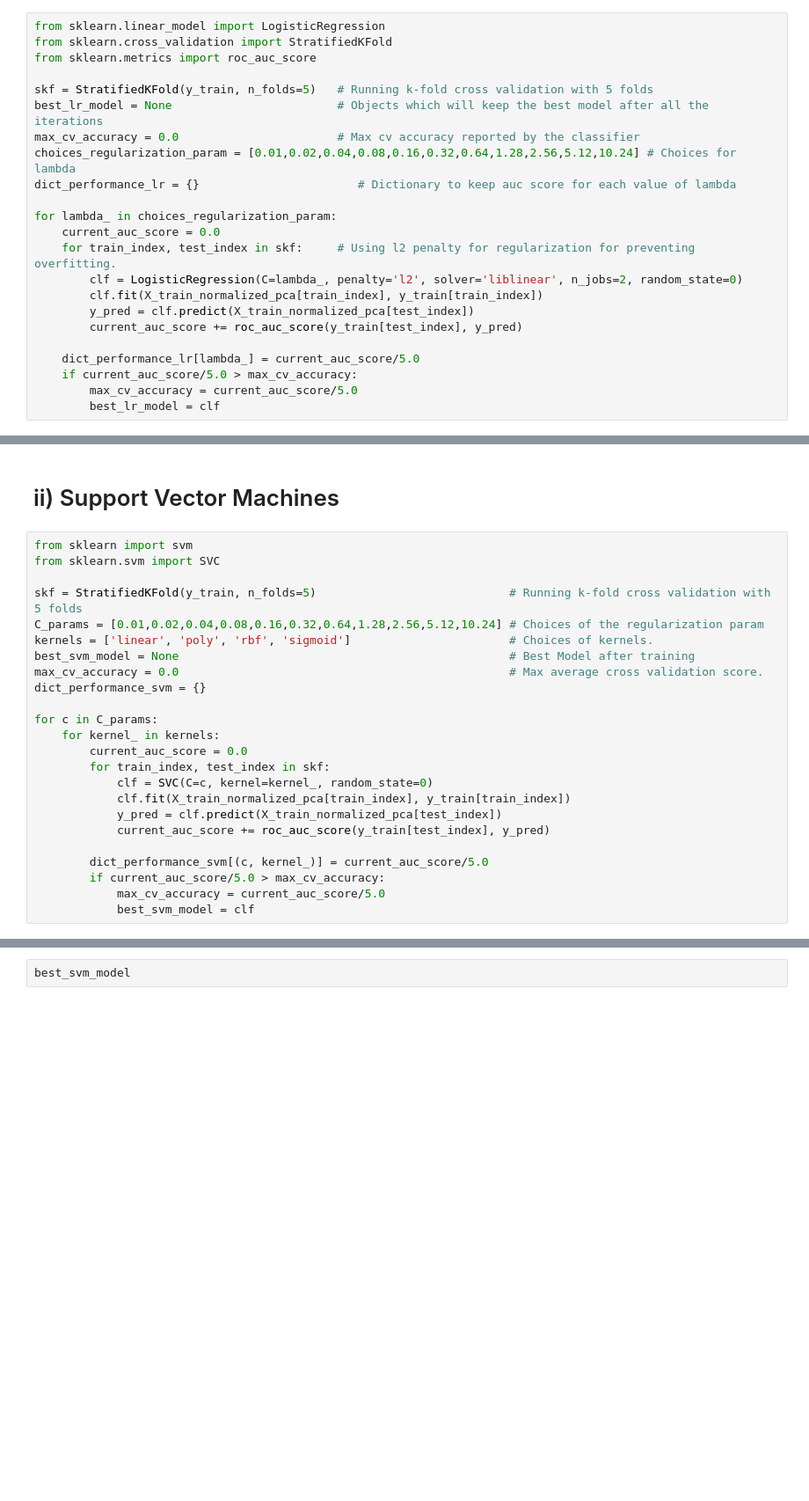
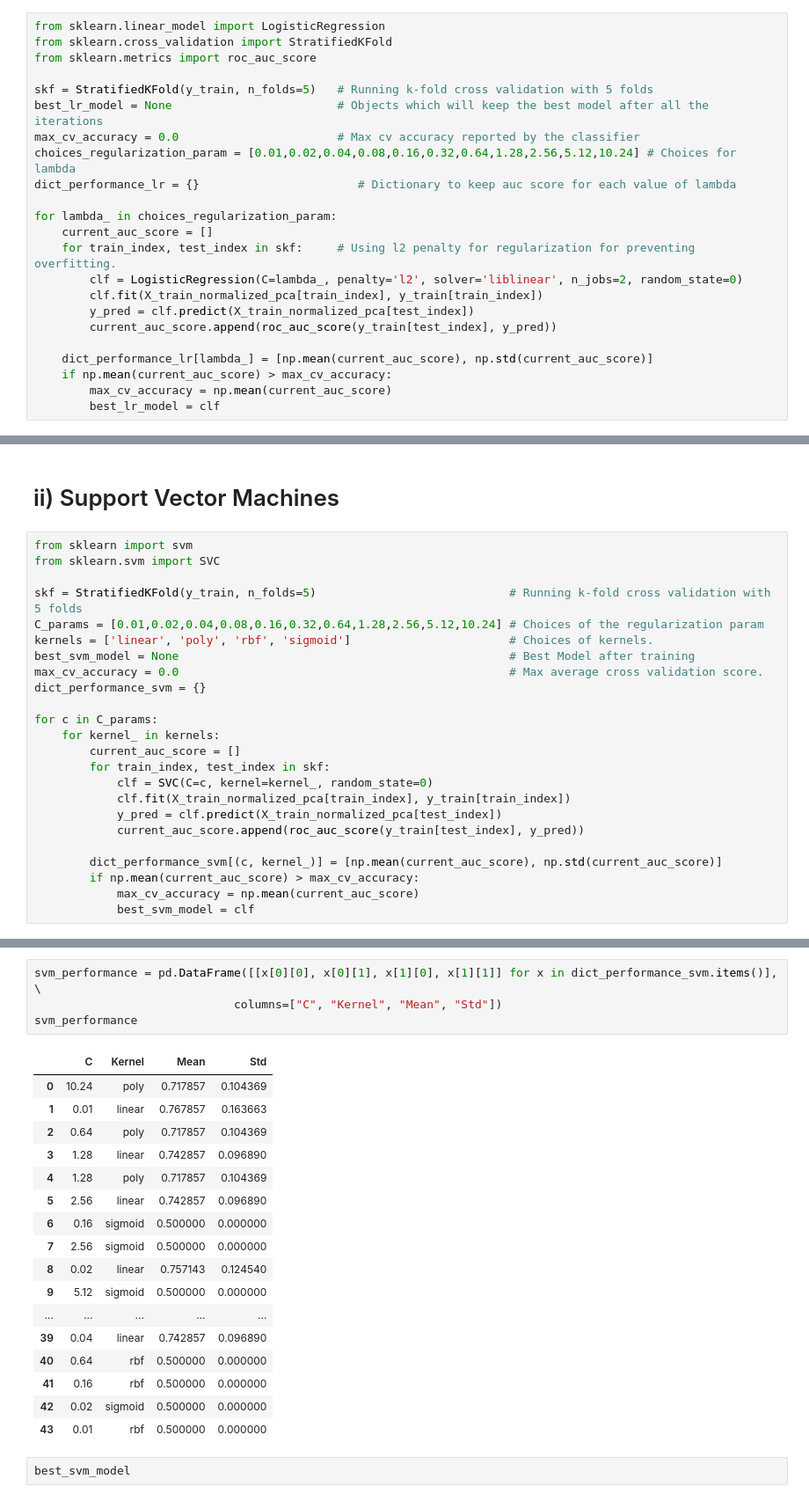
Before and after one commit to Jhilbertxtu/Binary-Classification-Colon-Tumor, a Jupyter notebook: Binary Classification.ipynb, the cells around one changed output, grey strips where cells are left out. Shown at 88% size. Drawn from its saved outputs; the diff is of its cells as text; blank space fills up the shorter version.

Commit message:
Added mean and standard deviation for the cross validation selection cretaria

```diff
--- a/Binary Classification.ipynb
+++ b/Binary Classification.ipynb
@@ -108,14 +108,14 @@ choices_regularization_param = [0.01,0.02,0.04,0.08,0.16,0.32,0.64,1.28,2.56,5.1
 dict_performance_lr = {}                       # Dictionary to keep auc score for each value of lambda
 
 for lambda_ in choices_regularization_param:
-    current_auc_score = 0.0
+    current_auc_score = []
     for train_index, test_index in skf:     # Using l2 penalty for regularization for preventing overfitting.
         clf = LogisticRegression(C=lambda_, penalty='l2', solver='liblinear', n_jobs=2, random_state=0)
         clf.fit(X_train_normalized_pca[train_index], y_train[train_index])
         y_pred = clf.predict(X_train_normalized_pca[test_index])
-        current_auc_score += roc_auc_score(y_train[test_index], y_pred)
+        current_auc_score.append(roc_auc_score(y_train[test_index], y_pred))
 
-    dict_performance_lr[lambda_] = current_auc_score/5.0
-    if current_auc_score/5.0 > max_cv_accuracy:
-        max_cv_accuracy = current_auc_score/5.0
+    dict_performance_lr[lambda_] = [np.mean(current_auc_score), np.std(current_auc_score)]
+    if np.mean(current_auc_score) > max_cv_accuracy:
+        max_cv_accuracy = np.mean(current_auc_score)
         best_lr_model = clf
@@ -168,14 +171,14 @@ dict_performance_svm = {}
 
 for c in C_params:
     for kernel_ in kernels:
-        current_auc_score = 0.0
+        current_auc_score = []
         for train_index, test_index in skf:
             clf = SVC(C=c, kernel=kernel_, random_state=0)
             clf.fit(X_train_normalized_pca[train_index], y_train[train_index])
             y_pred = clf.predict(X_train_normalized_pca[test_index])
-            current_auc_score += roc_auc_score(y_train[test_index], y_pred)
+            current_auc_score.append(roc_auc_score(y_train[test_index], y_pred))
 
-        dict_performance_svm[(c, kernel_)] = current_auc_score/5.0
-        if current_auc_score/5.0 > max_cv_accuracy:
-            max_cv_accuracy = current_auc_score/5.0
+        dict_performance_svm[(c, kernel_)] = [np.mean(current_auc_score), np.std(current_auc_score)]
+        if np.mean(current_auc_score) > max_cv_accuracy:
+            max_cv_accuracy = np.mean(current_auc_score)
             best_svm_model = clf
@@ -202,3 +185,25 @@ dict_performance_svm
+# %%
+svm_performance = pd.DataFrame([[x[0][0], x[0][1], x[1][0], x[1][1]] for x in dict_performance_svm.items()], \
+                             columns=["C", "Kernel", "Mean", "Std"])
+svm_performance
+# %% [output]
+|  | C | Kernel | Mean | Std |
+| 0 | 10.24 | poly | 0.717857 | 0.104369 |
+| 1 | 0.01 | linear | 0.767857 | 0.163663 |
+| 2 | 0.64 | poly | 0.717857 | 0.104369 |
+| 3 | 1.28 | linear | 0.742857 | 0.096890 |
+| 4 | 1.28 | poly | 0.717857 | 0.104369 |
+| 5 | 2.56 | linear | 0.742857 | 0.096890 |
+| 6 | 0.16 | sigmoid | 0.500000 | 0.000000 |
+| 7 | 2.56 | sigmoid | 0.500000 | 0.000000 |
+| 8 | 0.02 | linear | 0.757143 | 0.124540 |
+| 9 | 5.12 | sigmoid | 0.500000 | 0.000000 |
+| ... | ... | ... | ... | ... |
+| 39 | 0.04 | linear | 0.742857 | 0.096890 |
+| 40 | 0.64 | rbf | 0.500000 | 0.000000 |
+| 41 | 0.16 | rbf | 0.500000 | 0.000000 |
+| 42 | 0.02 | sigmoid | 0.500000 | 0.000000 |
+| 43 | 0.01 | rbf | 0.500000 | 0.000000 |
 # %%
 best_svm_model
 # %% [output]
```
Also changed, not shown: parts of 9 cells of this notebook.
